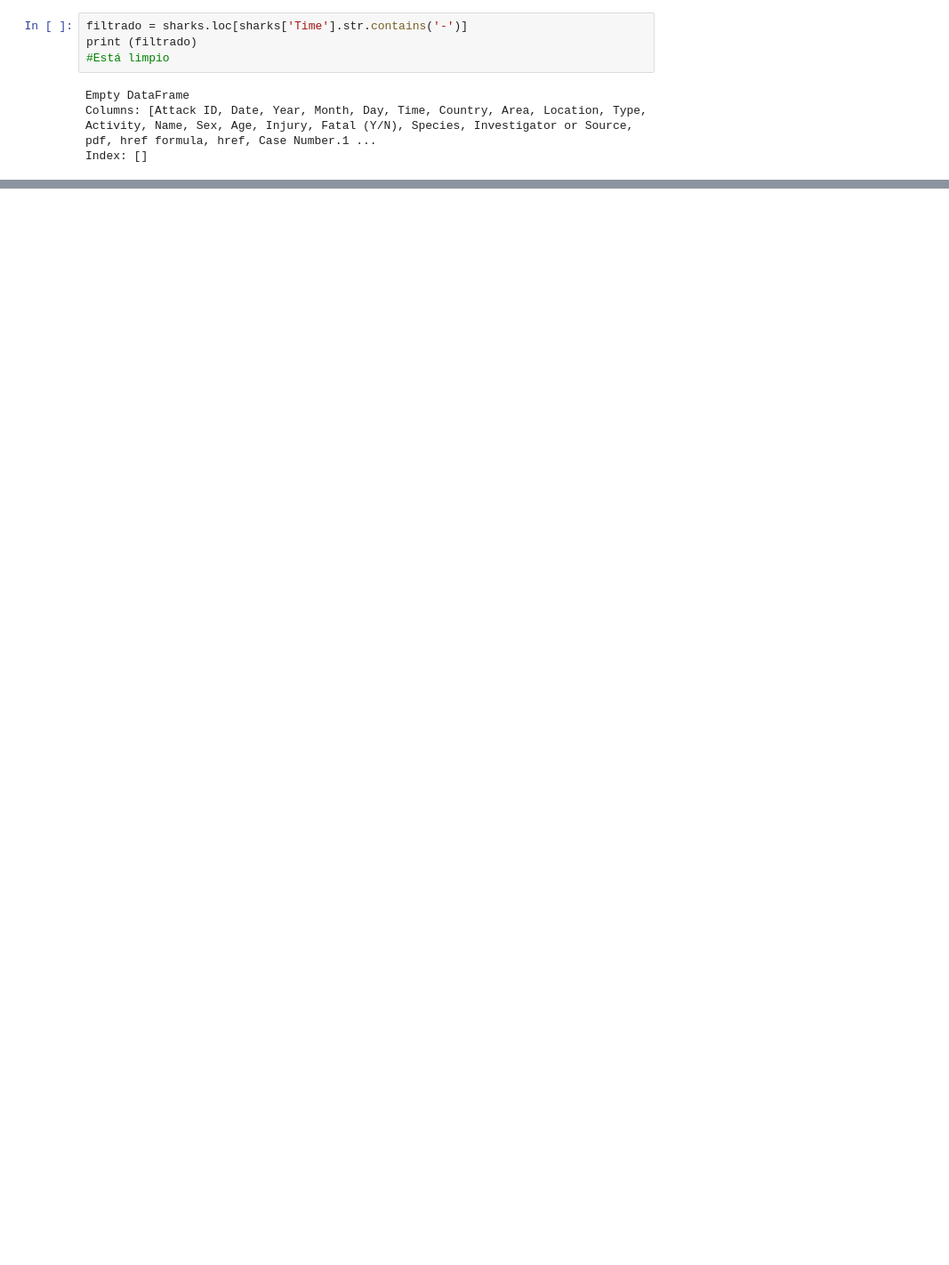
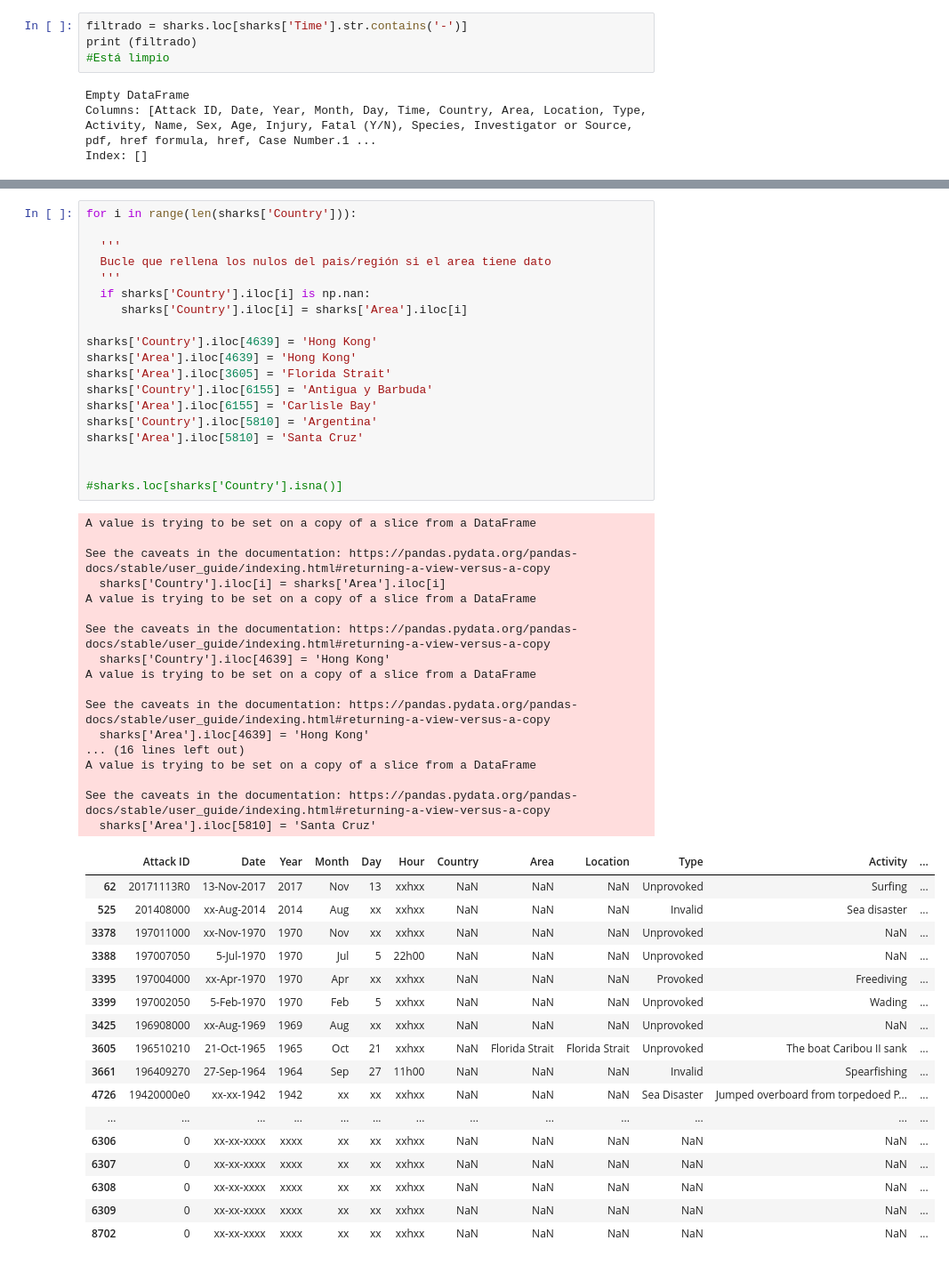
Before and after one commit to Linxx333/Data-Cleaning-Shark-Attacks, a Jupyter notebook: Jnotebooks/Cleaner.ipynb, the cells around one changed output, grey strips where cells are left out. Shown at 89% size. Saved outputs shown, nothing was run; the diff lists cells and outputs as text; blank space fills up the shorter version.

```diff
--- a/Jnotebooks/Cleaner.ipynb
+++ b/Jnotebooks/Cleaner.ipynb
@@ -556,0 +589,54 @@ sharks.head()
+# %%
+for i in range(len(sharks['Country'])):
+
+  '''
+  Bucle que rellena los nulos del pais/región si el area tiene dato
+  '''
+  if sharks['Country'].iloc[i] is np.nan:
+     sharks['Country'].iloc[i] = sharks['Area'].iloc[i]
+
+sharks['Country'].iloc[4639] = 'Hong Kong'
+sharks['Area'].iloc[4639] = 'Hong Kong'
+sharks['Area'].iloc[3605] = 'Florida Strait'
+sharks['Country'].iloc[6155] = 'Antigua y Barbuda'
+sharks['Area'].iloc[6155] = 'Carlisle Bay'
+sharks['Country'].iloc[5810] = 'Argentina'
+sharks['Area'].iloc[5810] = 'Santa Cruz'
+
+
+#sharks.loc[sharks['Country'].isna()]
+# %% [output]
+A value is trying to be set on a copy of a slice from a DataFrame
+
+See the caveats in the documentation: https://pandas.pydata.org/pandas-docs/stable/user_guide/indexing.html#returning-a-view-versus-a-copy
+  sharks['Country'].iloc[i] = sharks['Area'].iloc[i]
+A value is trying to be set on a copy of a slice from a DataFrame
+
+See the caveats in the documentation: https://pandas.pydata.org/pandas-docs/stable/user_guide/indexing.html#returning-a-view-versus-a-copy
+  sharks['Country'].iloc[4639] = 'Hong Kong'
+A value is trying to be set on a copy of a slice from a DataFrame
+
+See the caveats in the documentation: https://pandas.pydata.org/pandas-docs/stable/user_guide/indexing.html#returning-a-view-versus-a-copy
+  sharks['Area'].iloc[4639] = 'Hong Kong'
+... (16 lines left out)
+A value is trying to be set on a copy of a slice from a DataFrame
+
+See the caveats in the documentation: https://pandas.pydata.org/pandas-docs/stable/user_guide/indexing.html#returning-a-view-versus-a-copy
+  sharks['Area'].iloc[5810] = 'Santa Cruz'
+|  | Attack ID | Date | Year | Month | Day | Hour | Country | Area | Location | Type | Activity | ... |
+| 62 | 20171113R0 | 13-Nov-2017 | 2017 | Nov | 13 | xxhxx | NaN | NaN | NaN | Unprovoked | Surfing | ... |
+| 525 | 201408000 | xx-Aug-2014 | 2014 | Aug | xx | xxhxx | NaN | NaN | NaN | Invalid | Sea disaster | ... |
+| 3378 | 197011000 | xx-Nov-1970 | 1970 | Nov | xx | xxhxx | NaN | NaN | NaN | Unprovoked | NaN | ... |
+| 3388 | 197007050 | 5-Jul-1970 | 1970 | Jul | 5 | 22h00 | NaN | NaN | NaN | Unprovoked | NaN | ... |
+| 3395 | 197004000 | xx-Apr-1970 | 1970 | Apr | xx | xxhxx | NaN | NaN | NaN | Provoked | Freediving | ... |
+| 3399 | 197002050 | 5-Feb-1970 | 1970 | Feb | 5 | xxhxx | NaN | NaN | NaN | Unprovoked | Wading | ... |
+| 3425 | 196908000 | xx-Aug-1969 | 1969 | Aug | xx | xxhxx | NaN | NaN | NaN | Unprovoked | NaN | ... |
+| 3605 | 196510210 | 21-Oct-1965 | 1965 | Oct | 21 | xxhxx | NaN | Florida Strait | Florida Strait | Unprovoked | The boat Caribou II sank | ... |
+| 3661 | 196409270 | 27-Sep-1964 | 1964 | Sep | 27 | 11h00 | NaN | NaN | NaN | Invalid | Spearfishing | ... |
+| 4726 | 19420000e0 | xx-xx-1942 | 1942 | xx | xx | xxhxx | NaN | NaN | NaN | Sea Disaster | Jumped overboard from torpedoed P... | ... |
+| ... | ... | ... | ... | ... | ... | ... | ... | ... | ... | ... | ... | ... |
+| 6306 | 0 | xx-xx-xxxx | xxxx | xx | xx | xxhxx | NaN | NaN | NaN | NaN | NaN | ... |
+| 6307 | 0 | xx-xx-xxxx | xxxx | xx | xx | xxhxx | NaN | NaN | NaN | NaN | NaN | ... |
+| 6308 | 0 | xx-xx-xxxx | xxxx | xx | xx | xxhxx | NaN | NaN | NaN | NaN | NaN | ... |
+| 6309 | 0 | xx-xx-xxxx | xxxx | xx | xx | xxhxx | NaN | NaN | NaN | NaN | NaN | ... |
+| 8702 | 0 | xx-xx-xxxx | xxxx | xx | xx | xxhxx | NaN | NaN | NaN | NaN | NaN | ... |
```
Also changed, not shown: parts of 13 cells of this notebook.
